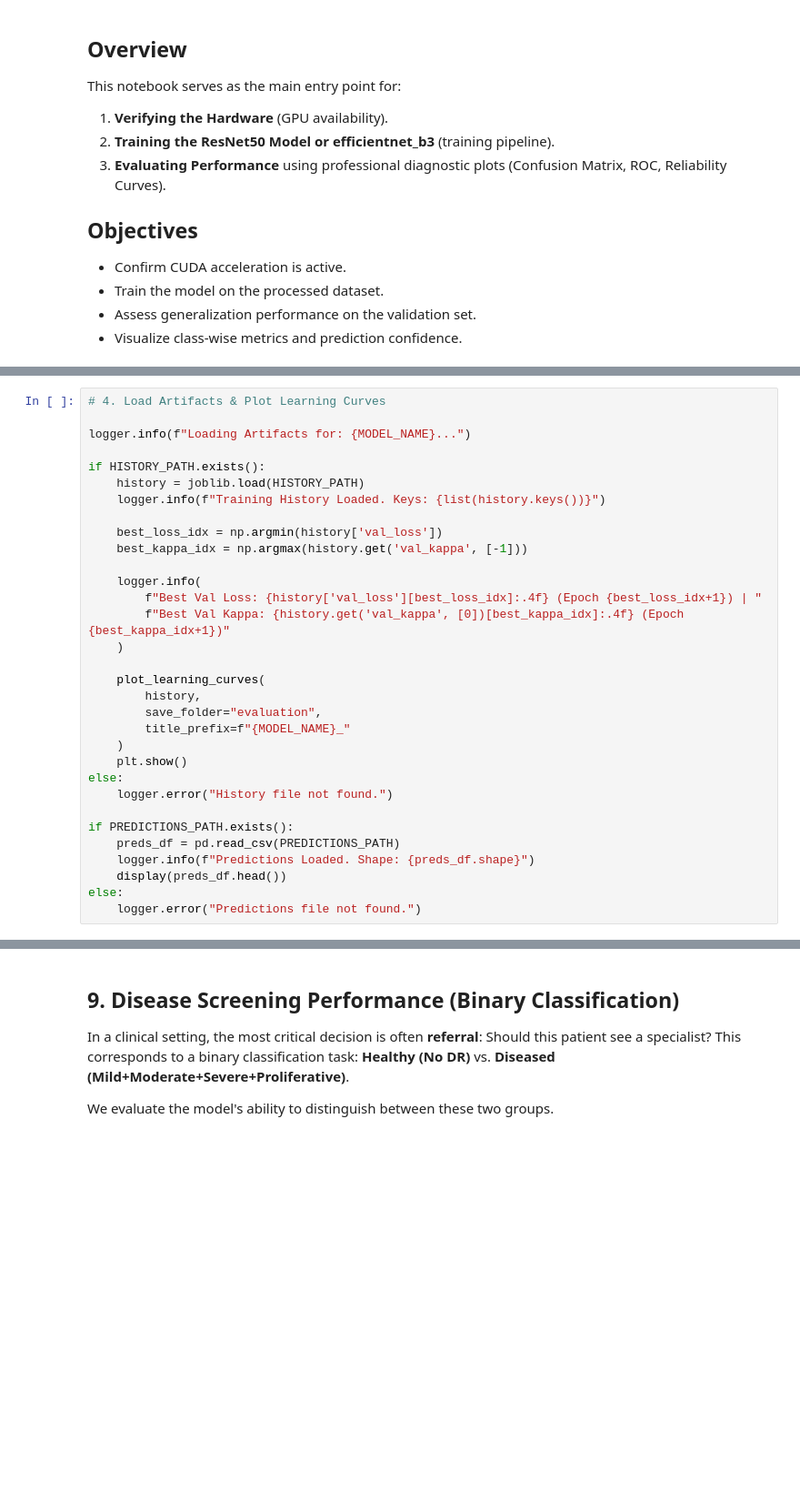
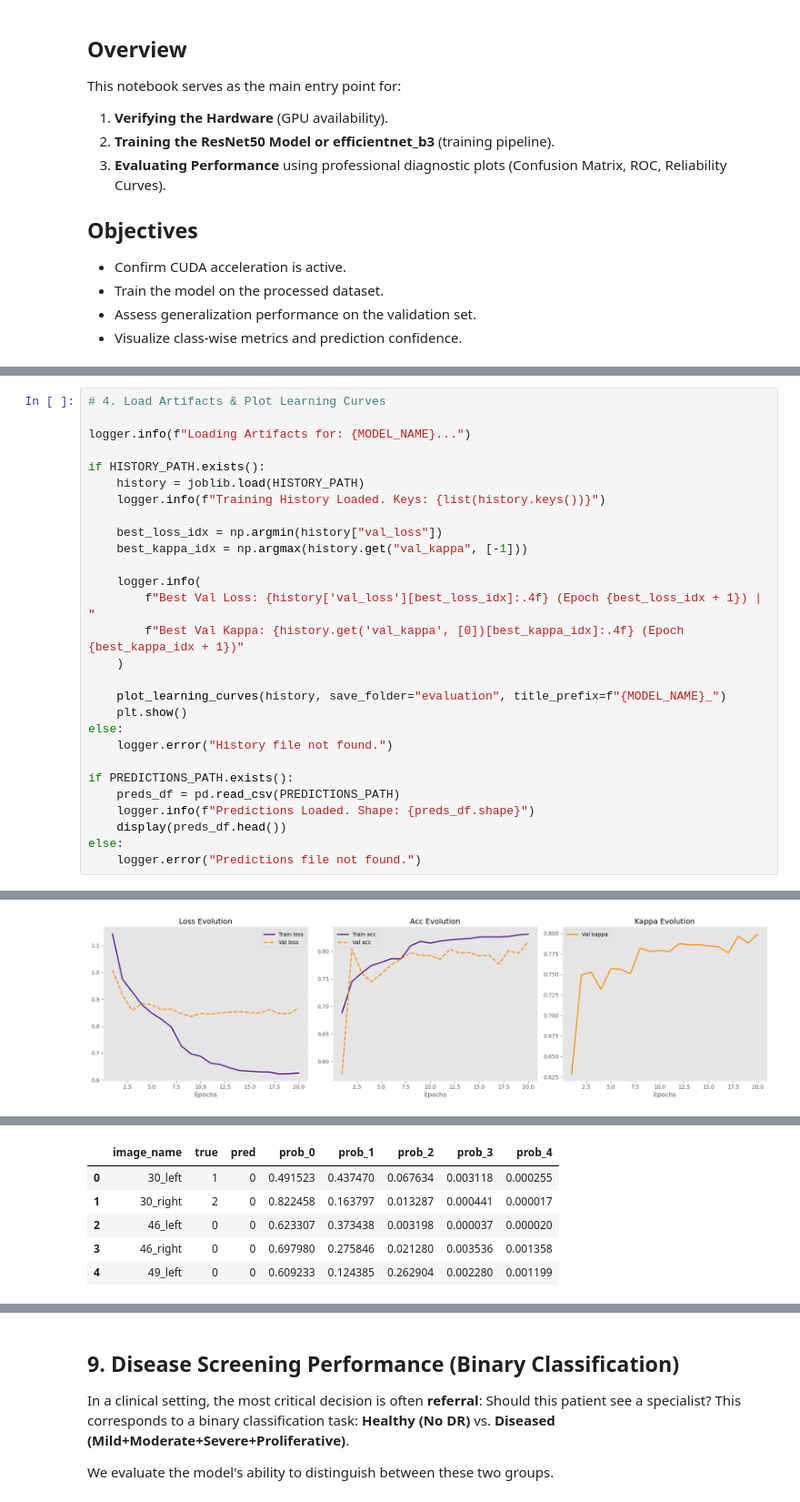
Before and after one commit to vanshgupta101106-droid/Diabetic_Retinopathy_Detection, a Jupyter notebook: notebooks/03_model_evaluation.ipynb, the cells around one changed output, grey strips where cells are left out. Shown at 91% size. Cells and saved outputs as stored; diff of their text form; blank space fills up the shorter version.

```diff
--- a/notebooks/03_model_evaluation.ipynb
+++ b/notebooks/03_model_evaluation.ipynb
@@ -128,19 +150,15 @@ if HISTORY_PATH.exists():
     history = joblib.load(HISTORY_PATH)
     logger.info(f"Training History Loaded. Keys: {list(history.keys())}")
 
-    best_loss_idx = np.argmin(history['val_loss'])
-    best_kappa_idx = np.argmax(history.get('val_kappa', [-1]))
+    best_loss_idx = np.argmin(history["val_loss"])
+    best_kappa_idx = np.argmax(history.get("val_kappa", [-1]))
 
     logger.info(
-        f"Best Val Loss: {history['val_loss'][best_loss_idx]:.4f} (Epoch {best_loss_idx+1}) | "
-        f"Best Val Kappa: {history.get('val_kappa', [0])[best_kappa_idx]:.4f} (Epoch {best_kappa_idx+1})"
+        f"Best Val Loss: {history['val_loss'][best_loss_idx]:.4f} (Epoch {best_loss_idx + 1}) | "
+        f"Best Val Kappa: {history.get('val_kappa', [0])[best_kappa_idx]:.4f} (Epoch {best_kappa_idx + 1})"
     )
 
-    plot_learning_curves(
-        history,
-        save_folder="evaluation",
-        title_prefix=f"{MODEL_NAME}_"
-    )
+    plot_learning_curves(history, save_folder="evaluation", title_prefix=f"{MODEL_NAME}_")
     plt.show()
 else:
     logger.error("History file not found.")
@@ -151,3 +169,4 @@ if PREDICTIONS_PATH.exists():
     display(preds_df.head())
 else:
     logger.error("Predictions file not found.")
+# %% [output]
@@ -153,0 +181 @@ else:
+[figure, added]
@@ -154,3 +184,9 @@ else:
+|  | image_name | true | pred | prob_0 | prob_1 | prob_2 | prob_3 | prob_4 |
+| 0 | 30_left | 1 | 0 | 0.491523 | 0.437470 | 0.067634 | 0.003118 | 0.000255 |
+| 1 | 30_right | 2 | 0 | 0.822458 | 0.163797 | 0.013287 | 0.000441 | 0.000017 |
+| 2 | 46_left | 0 | 0 | 0.623307 | 0.373438 | 0.003198 | 0.000037 | 0.000020 |
+| 3 | 46_right | 0 | 0 | 0.697980 | 0.275846 | 0.021280 | 0.003536 | 0.001358 |
+| 4 | 49_left | 0 | 0 | 0.609233 | 0.124385 | 0.262904 | 0.002280 | 0.001199 |
 # %%
 # 5. Confusion Matrix & Detailed Metrics
 
```
Also changed, not shown: parts of 11 cells of this notebook, 15 other files.
